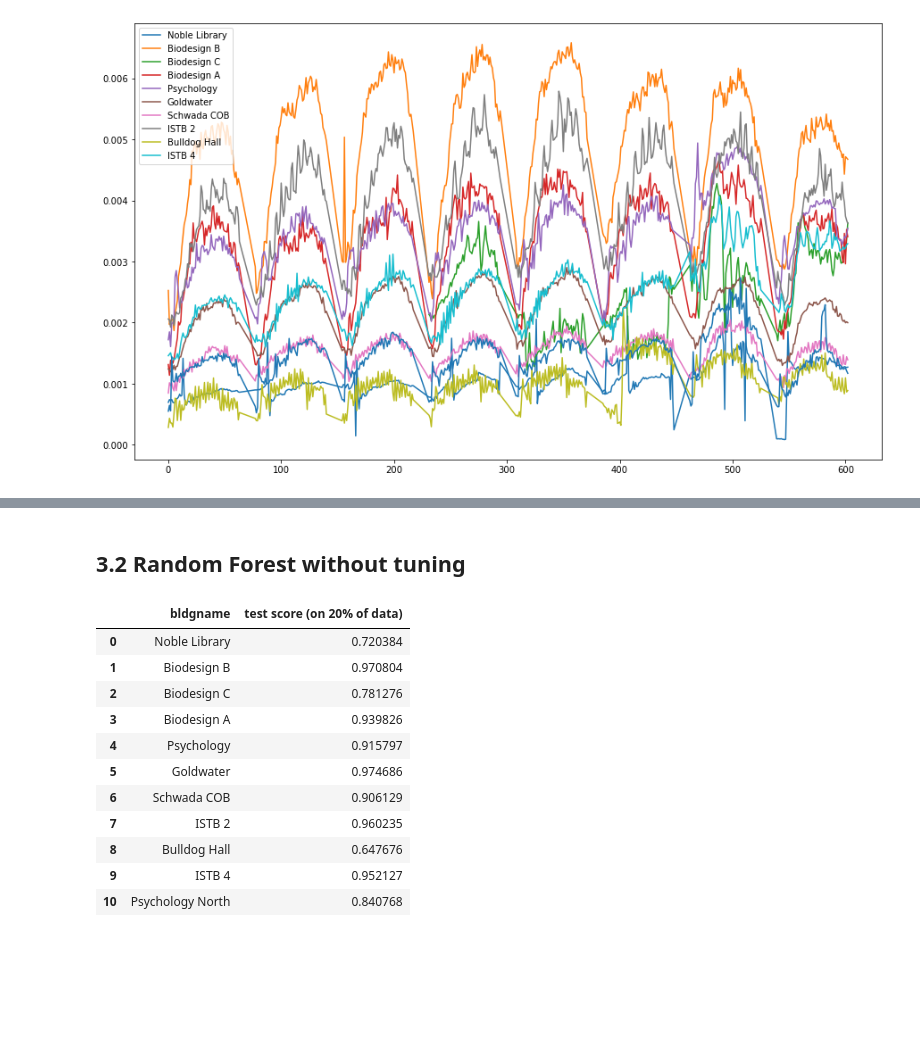
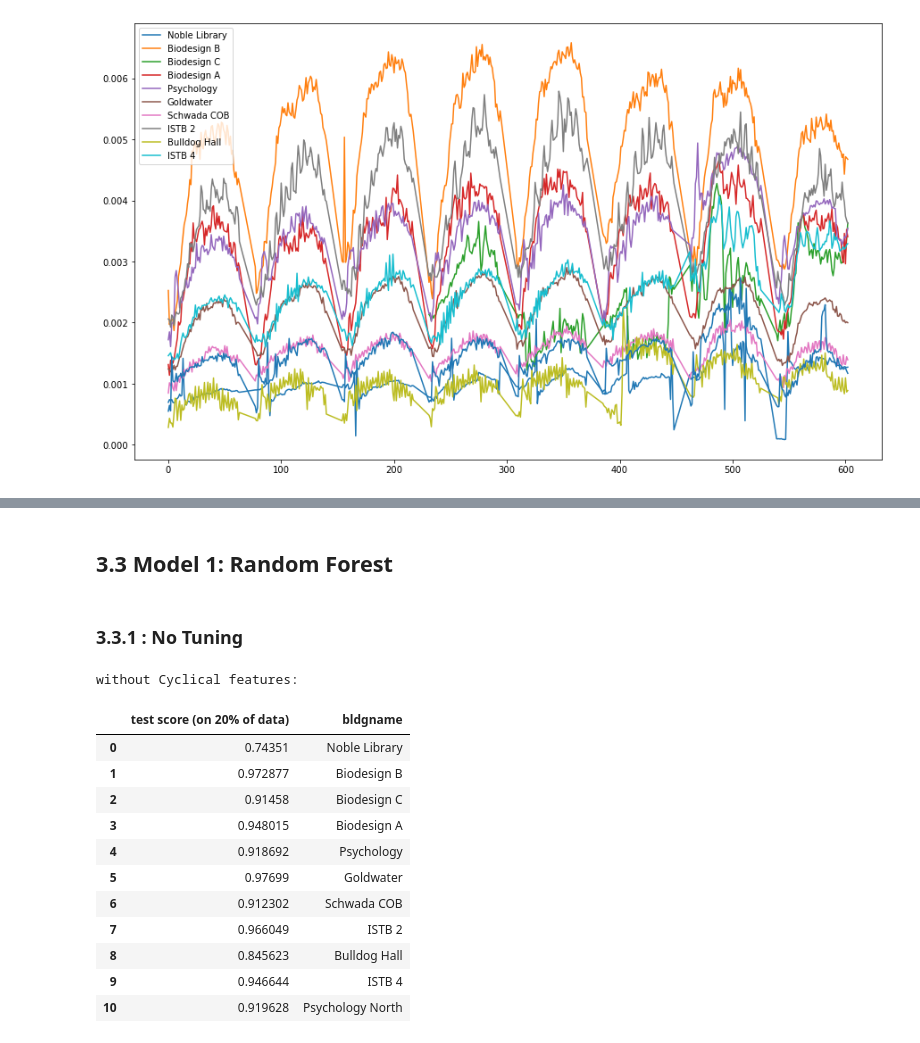
Before and after one commit to freecode23/microclimate-effects, a Jupyter notebook: microclimate_model/ML_Models2.ipynb, the cells around one changed output, grey strips where cells are left out. Drawn from its saved outputs; the diff is of its cells as text; code cells hidden in the pictures; blank space fills up the shorter version.

```diff
--- a/microclimate_model/ML_Models2.ipynb
+++ b/microclimate_model/ML_Models2.ipynb
@@ -38,6 +49,7 @@ for i in range(len(Bldg)):
     Bldg[i]['Month_num'] = Bldg[i].Date_Time.dt.month
     Bldg[i]['Hour_num'] = Bldg[i].Date_Time.dt.hour
     Bldg[i]['Minute_num'] = Bldg[i].Date_Time.dt.minute
+    Bldg[i]['Day_num'] = Bldg[i].Date_Time.dt.day
 
 # Remove data after 9pm
 for i in range(len(Bldg)):
@@ -240,4 +203,10 @@ rf_score
 ## 3.1 EDA
 # %% [markdown]
 ### 3.1.1 Boxplots
+# %%
+# Create List of building names so we can extract the name easily
+BldgName = ["Noble Library","Biodesign B","Biodesign C",
+              "Biodesign A", "Psychology", "Goldwater",
+              "Schwada COB", "ISTB 2", "Bulldog Hall",
+              "ISTB 4", "Pyschology North"]
 # %%
@@ -277,0 +252,25 @@ ax.legend(labels = legendlabels)
+# %%
+# function to encode df columns into sine and cosine
+def encode(df, col, max_val):
+    df[col.replace('_num', '') + '_sin'] = np.sin(2 * np.pi * df[col]/max_val)
+    df[col.replace('_num', '') + '_cos'] = np.cos(2 * np.pi * df[col]/max_val)
+    df.drop(columns = [col], inplace = True)
+    return df
+# %%
+# create a list of df for buildings with cyclical time features
+Bldg_cyclic = []
+
+for i in range(len(Bldg)):
+    Bldg_enc = Bldg[i].copy(deep = True)
+    Bldg_enc = encode(Bldg_enc, 'Minute_num', 60.0)
+    Bldg_enc = encode(Bldg_enc, 'Hour_num', 23.0)
+    Bldg_enc = encode(Bldg_enc, 'Day_num', 30.0)
+    Bldg_enc = encode(Bldg_enc, 'Month_num', 12.0)
+    Bldg_cyclic.append(Bldg_enc)
+
+# Plot cyclical features sample
+fig, ax = plt.subplots(2,2, figsize = (8,7))
+Bldg_cyclic[0].plot.scatter('Minute_sin', 'Minute_cos', ax = ax[0,0]).set_aspect('equal')
+Bldg_cyclic[0].plot.scatter('Hour_sin', 'Hour_cos', ax = ax[0,1]).set_aspect('equal')
+Bldg_cyclic[0].plot.scatter('Day_sin', 'Day_cos', ax = ax[1,0]).set_aspect('equal')
+Bldg_cyclic[0].plot.scatter('Month_sin', 'Month_cos', ax = ax[1,1]).set_aspect('equal')
@@ -278,5 +279,7 @@ ax.legend(labels = legendlabels)
 # %% [markdown]
-## 3.2 Random Forest without tuning
+## 3.3 Model 1: Random Forest
+# %% [markdown]
+### 3.3.1 : No Tuning
 # %%
 ### Create dataframe and add building names ###
 rf_bld_scores = pd.DataFrame(columns = {"bldgname", "test score (on 20% of data)"})
@@ -286,45 +289,44 @@ rf_bld_scores.fillna(5)
 
 ### Append scores to all buildings ###
 
 for i in range(len(Bldg)):
 
     # drop na values if in dataframe
     if (Bldg[i].isnull().values.any() == True):
         Bldg[i] = Bldg[i].dropna()
 
     # split data into X and y
-    X = Bldg[i].drop(columns=['Date', 'Time','bldgname','HTmmBTU', 'Date_Time', 'CHWTON', 'KW', 'CHWTON/SQFT'])
+    X = Bldg[i].drop(columns=['Date', 'Time','bldgname','HTmmBTU', 'Date_Time', 'CHWTON', 'CHWTON/SQFT'])
     y = Bldg[i]['CHWTON']
 
     # Train-Test Split
     X_train, X_test, y_train, y_test = train_test_split(X, y, test_size=0.2, random_state=20)
 
     # Set up model. Number of trees 100
     base_RF = RandomForestRegressor(n_estimators = 100, random_state = 42)
 
     # Train data
     base_RF.fit(X_train, y_train)
 
     # Get prediction
     y_pred = base_RF.predict(X_test)
     ModelPred = pd.DataFrame({'Actual CHWTON':y_test, 'Predicted CHWTON':y_pred})
     ModelPred = ModelPred.sort_index()
 
     # Save scores
     score = base_RF.score(X_test, y_test)
     rf_bld_scores['test score (on 20% of data)'][i] = score
-
-rf_bld_scores
 # %% [output]
+without Cyclical features:
-|  | bldgname | test score (on 20% of data) |
-| 0 | Noble Library | 0.720384 |
-| 1 | Biodesign B | 0.970804 |
-| 2 | Biodesign C | 0.781276 |
-| 3 | Biodesign A | 0.939826 |
-| 4 | Psychology | 0.915797 |
-| 5 | Goldwater | 0.974686 |
-| 6 | Schwada COB | 0.906129 |
-| 7 | ISTB 2 | 0.960235 |
-| 8 | Bulldog Hall | 0.647676 |
-| 9 | ISTB 4 | 0.952127 |
-| 10 | Psychology North | 0.840768 |
+|  | test score (on 20% of data) | bldgname |
+| 0 | 0.74351 | Noble Library |
+| 1 | 0.972877 | Biodesign B |
+| 2 | 0.91458 | Biodesign C |
+| 3 | 0.948015 | Biodesign A |
+| 4 | 0.918692 | Psychology |
+| 5 | 0.97699 | Goldwater |
+| 6 | 0.912302 | Schwada COB |
+| 7 | 0.966049 | ISTB 2 |
+| 8 | 0.845623 | Bulldog Hall |
+| 9 | 0.946644 | ISTB 4 |
+| 10 | 0.919628 | Psychology North |
```
Also changed, not shown: parts of 13 cells of this notebook.
